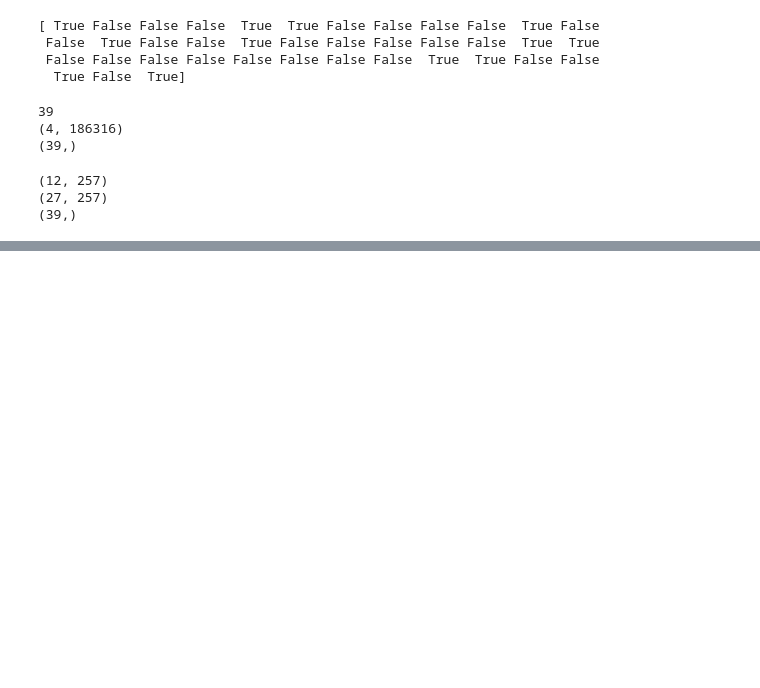
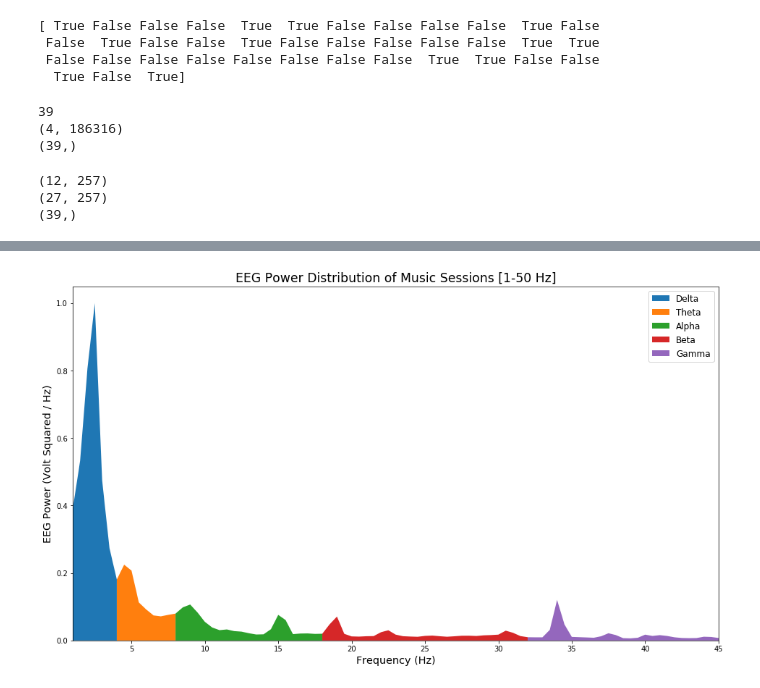
Before and after one commit to edwardyliu/WaveCatcher, a Jupyter notebook: misc/continuousFFT.ipynb, the cells around one changed output, grey strips where cells are left out. Cells and saved outputs as stored; diff of their text form; code cells hidden in the pictures; blank space fills up the shorter version.

```diff
--- a/misc/continuousFFT.ipynb
+++ b/misc/continuousFFT.ipynb
@@ -197,3 +220,16 @@ plt.show()
+# %%
+fig = plt.figure(figsize=(16,9))
+for band in eeg_bands:
+    plt.fill_between(eeg_band_fft[band+' music freqs'], eeg_band_fft[band+' music vals'], label=band)
+plt.legend(loc='upper right', fontsize='large')
+plt.title('EEG Power Distribution of Music Sessions [1-50 Hz]', fontsize='xx-large')
+plt.xlabel('Frequency (Hz)', fontsize='x-large')
+plt.ylabel('EEG Power (Volt Squared / Hz)', fontsize='x-large')
+plt.xlim([1,45])
+plt.ylim([0, 1.05])
+plt.show()
+# %% [output]
+[figure, added]
 # %%
 from scipy import signal
 
```
Also changed, not shown: parts of 7 cells of this notebook.
